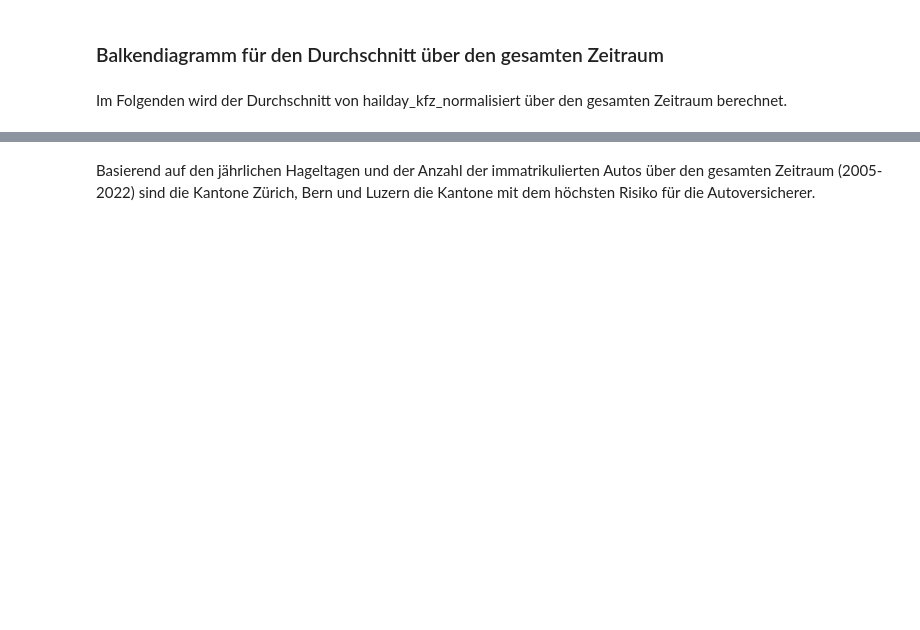
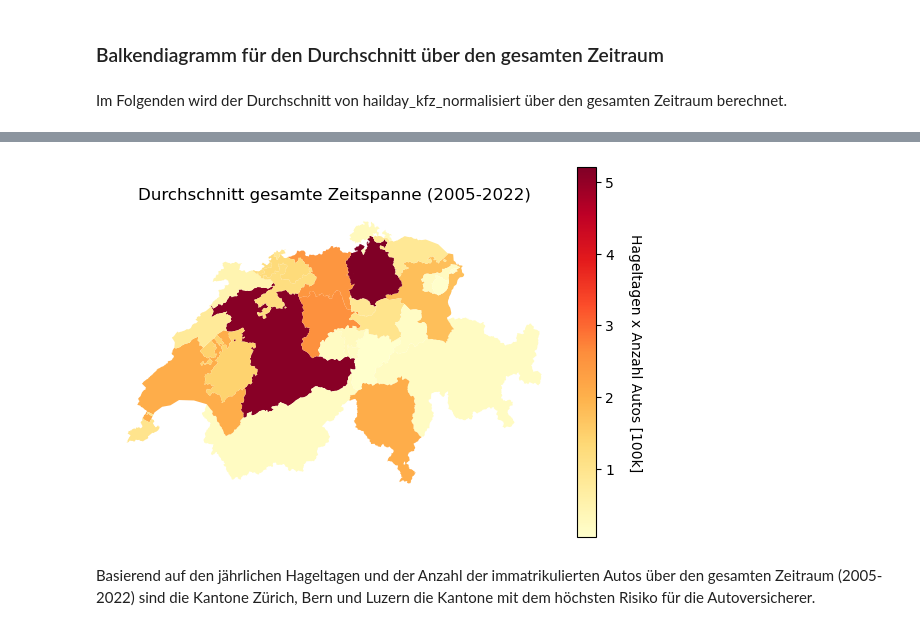
Before and after one commit to aminkarbassi/CAS_IE_Scripting, a Jupyter notebook: 4_KfZ_mit_Hagel_Data.ipynb, the cells around one changed output, grey strips where cells are left out. Saved outputs shown, nothing was run; the diff lists cells and outputs as text; code cells hidden in the pictures; blank space fills up the shorter version.

```diff
--- a/4_KfZ_mit_Hagel_Data.ipynb
+++ b/4_KfZ_mit_Hagel_Data.ipynb
@@ -290,2 +433,33 @@ plt.show()
+# %%
+# join swiss canton shape dataframe
+average_data_kfz_hail = canton_map.merge(df_average, left_on="NAME", right_on="Kanton")
+# %%
+# colormap scale definitions
+min_kfz_hail = average_data_kfz_hail["hailday_kfz_normalized"].min()
+max_kfz_hail = average_data_kfz_hail["hailday_kfz_normalized"].max()
+
+ax = average_data_kfz_hail.plot(
+    column="hailday_kfz_normalized",
+    cmap=color_map_haildays,
+    linewidth=0.1,
+    legend=False,
+    vmin=min_kfz_hail,
+    vmax=max_kfz_hail,
+)
+ax.axis("off")
+ax.set_title("Durchschnitt gesamte Zeitspanne (2005-2022)")
+
+# extract axes object from GeoAxesSubplot
+ax = ax.axes
+# create and add colorbar
+sm = plt.cm.ScalarMappable(
+    cmap=color_map_haildays,
+    norm=plt.Normalize(vmin=min_kfz_hail, vmax=max_kfz_hail),
+)
+cbar = plt.colorbar(sm, ax=ax, fraction=0.05, pad=0.03)
+cbar.ax.set_ylabel("Hageltagen x Anzahl Autos [100k]", rotation=270, labelpad=20)
+plt.show()
+# %% [output]
+[figure, added]
 # %% [markdown]
 Basierend auf den jährlichen Hageltagen und der Anzahl der immatrikulierten Autos über den gesamten Zeitraum (2005-2022) sind die Kantone Zürich, Bern und Luzern die Kantone mit dem höchsten Risiko für die Autoversicherer.
```
Also changed, not shown: parts of 13 cells of this notebook.
